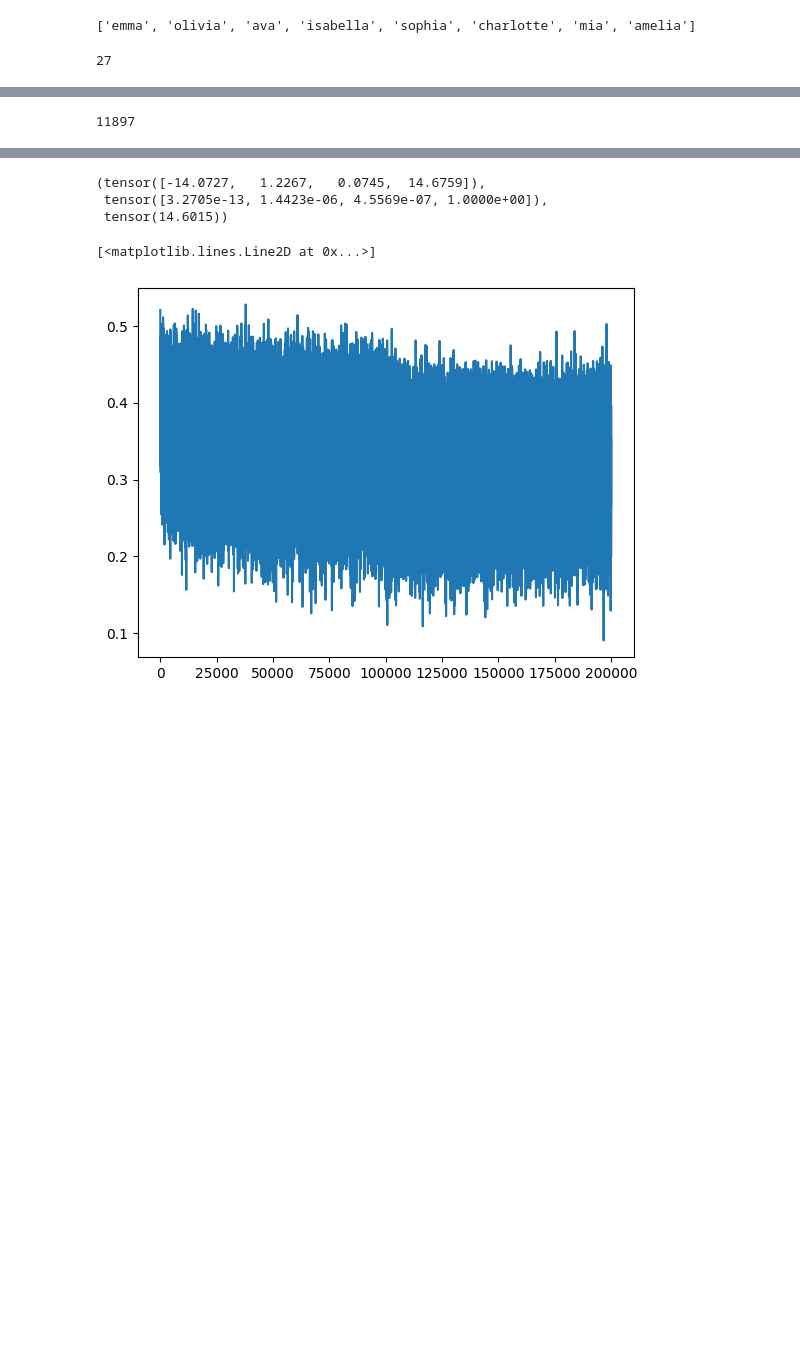
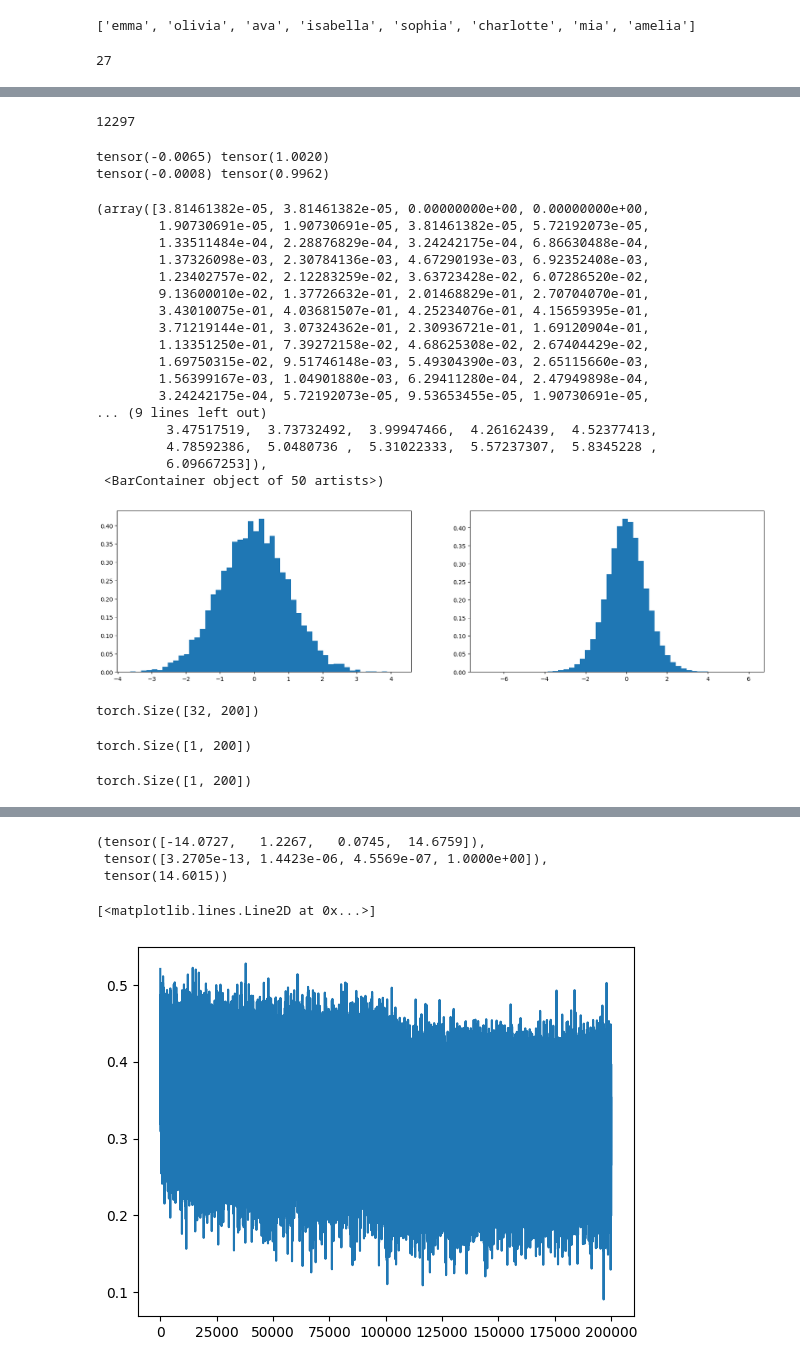
Before and after one commit to GarvAtri/NeuralNets, a Jupyter notebook: RNN.ipynb, the cells around one changed output, grey strips where cells are left out. Saved outputs shown, nothing was run; the diff lists cells and outputs as text; code cells hidden in the pictures; blank space fills up the shorter version.

```diff
--- a/RNN.ipynb
+++ b/RNN.ipynb
@@ -59,13 +59,50 @@ n_hidden = 200  # the number of neurons in the hidden layer of the MLP
 
 g = torch.Generator().manual_seed(2147483647)
 C = torch.randn((vocab_size, n_embd), generator=g)
-W1 = torch.randn((n_embd * block_size, n_hidden), generator=g)
-b1 = torch.randn(n_hidden, generator=g)
+W1 = torch.randn((n_embd * block_size, n_hidden), generator=g)  * (5/3)/(n_embd * block_size)  # std dev
+b1 = torch.randn(n_hidden, generator=g)  * 0.01
 W2 = torch.randn((n_hidden, vocab_size), generator=g) * 0.01 # for fixin initial high loss error, dont set to 0, just small. -----|______ Making sure logits are closer to 0 for low initial loss
 b2 = torch.randn(vocab_size, generator=g) * 0  # for fixin initial high loss error  ----------------------------------------------|
-parameters = [C, W1, b1, W2, b2]
+
+# for scaling and adding bias to batch normalization
+bngain = torch.ones((1, n_hidden))
+bnbias = torch.zeros((1, n_hidden))
+
+parameters = [C, W1, b1, W2, b2, bngain, bnbias]
 print(sum(p.nelement() for p in parameters))    # number of total parameters
 for p in parameters:
     p.requires_grad = True
 # %% [output]
-11897
+12297
+# %%
+x = torch.randn(1000, 10)     # 1000 example, 10 dimensional
+w = torch.randn(10, 200) / 10 ** 0.5     # 10 inputs, 200 neurons in hidden layer / square root (fanon)
+y = x @ w
+print(x.mean(), x.std())
+print(y.mean(), y.std())
+plt.figure(figsize=(20, 5))
+plt.subplot(121)
+plt.hist(x.view(-1).tolist(), 50, density=True);
+plt.subplot(122)
+plt.hist(y.view(-1).tolist(), 50, density=True)
+# %% [output]
+tensor(-0.0065) tensor(1.0020)
+tensor(-0.0008) tensor(0.9962)
+(array([3.81461382e-05, 3.81461382e-05, 0.00000000e+00, 0.00000000e+00,
+        1.90730691e-05, 1.90730691e-05, 3.81461382e-05, 5.72192073e-05,
+        1.33511484e-04, 2.28876829e-04, 3.24242175e-04, 6.86630488e-04,
+        1.37326098e-03, 2.30784136e-03, 4.67290193e-03, 6.92352408e-03,
+        1.23402757e-02, 2.12283259e-02, 3.63723428e-02, 6.07286520e-02,
+        9.13600010e-02, 1.37726632e-01, 2.01468829e-01, 2.70704070e-01,
+        3.43010075e-01, 4.03681507e-01, 4.25234076e-01, 4.15659395e-01,
+        3.71219144e-01, 3.07324362e-01, 2.30936721e-01, 1.69120904e-01,
+        1.13351250e-01, 7.39272158e-02, 4.68625308e-02, 2.67404429e-02,
+        1.69750315e-02, 9.51746148e-03, 5.49304390e-03, 2.65115660e-03,
+        1.56399167e-03, 1.04901880e-03, 6.29411280e-04, 2.47949898e-04,
+        3.24242175e-04, 5.72192073e-05, 9.53653455e-05, 1.90730691e-05,
+... (9 lines left out)
+         3.47517519,  3.73732492,  3.99947466,  4.26162439,  4.52377413,
+         4.78592386,  5.0480736 ,  5.31022333,  5.57237307,  5.8345228 ,
+         6.09667253]),
+ <BarContainer object of 50 artists>)
+[figure, added]
@@ -71,0 +111,12 @@ for p in parameters:
+# %%
+hpreact.shape
+# %% [output]
+torch.Size([32, 200])
+# %%
+hpreact.mean(0, keepdim=True).shape
+# %% [output]
+torch.Size([1, 200])
+# %%
+hpreact.std(0, keepdim=True).shape
+# %% [output]
+torch.Size([1, 200])
```
Also changed, not shown: parts of 9 cells of this notebook.
